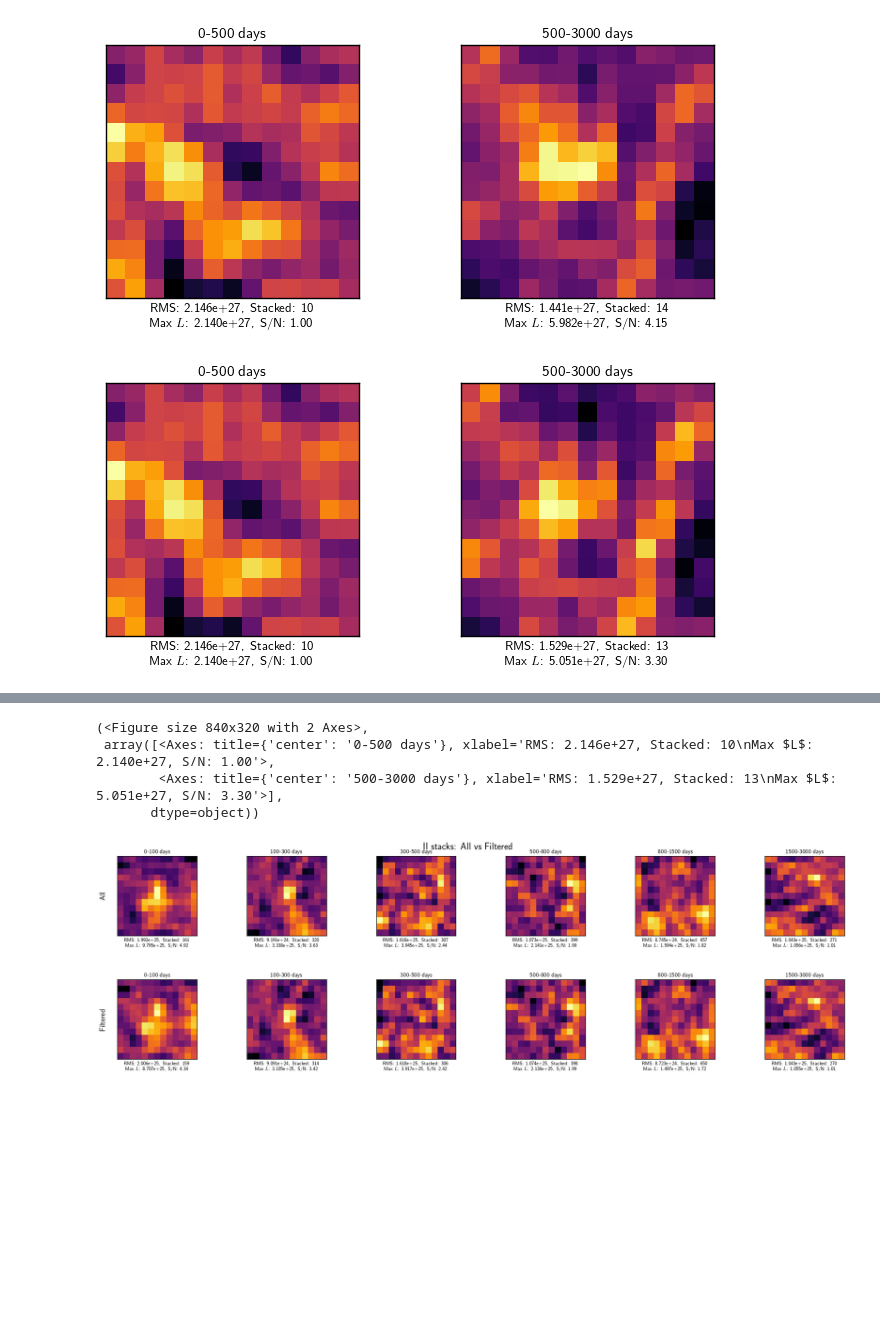
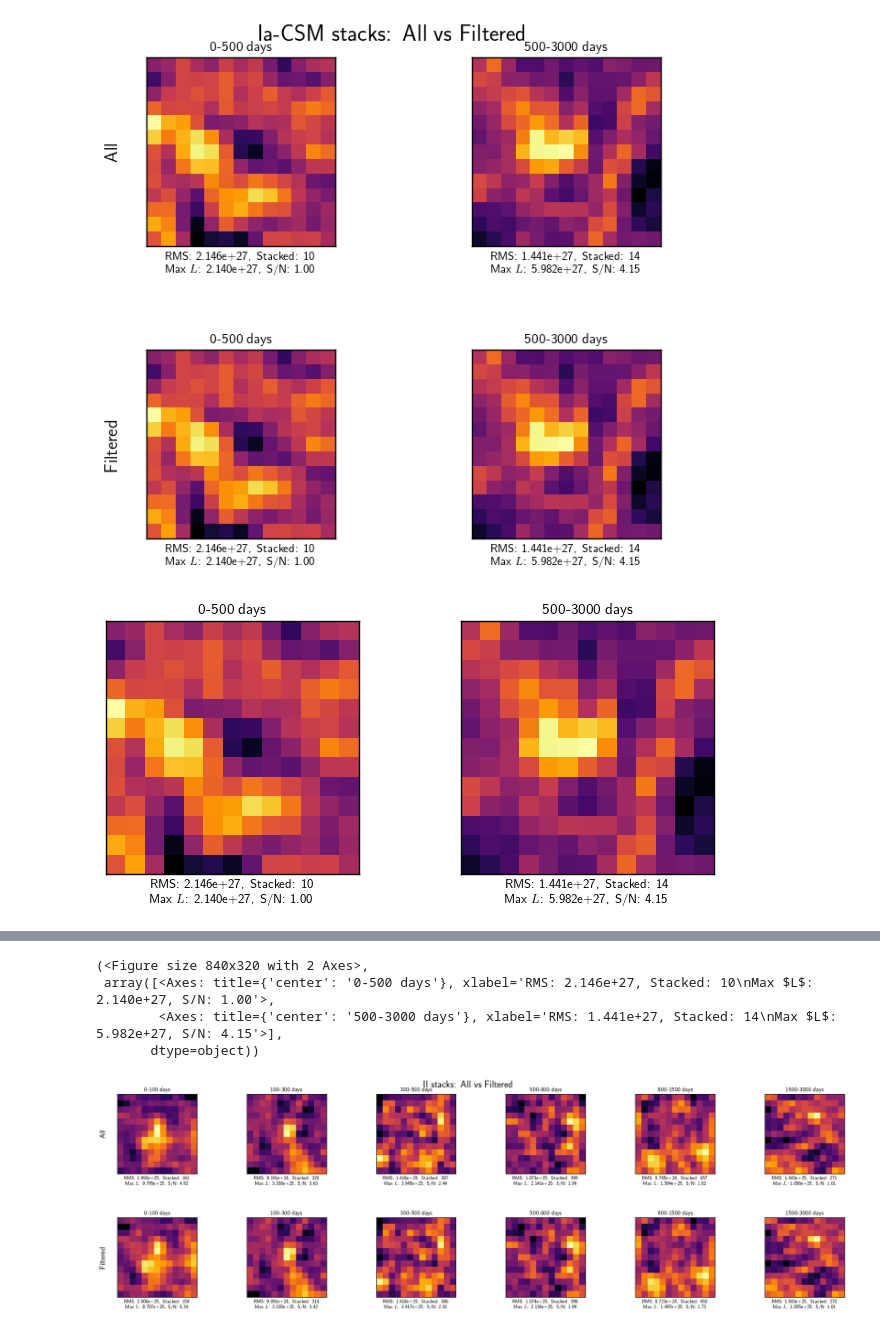
Before and after one commit to JackPope11/bts_vlass_cross_matching, a Jupyter notebook: stacking_plots.ipynb, the cells around one changed output, grey strips where cells are left out. Saved outputs shown, nothing was run; the diff lists cells and outputs as text; code cells hidden in the pictures; blank space fills up the shorter version.

```diff
--- a/stacking_plots.ipynb
+++ b/stacking_plots.ipynb
@@ -19,7 +19,7 @@ from astropy import units as u
 # %%
 # Stacked_df is before the filtering process, filtered is what we want to look at
 
-stacked_df = pd.read_pickle('stacked_results.pkl')
+unfiltered_stacked_df = pd.read_pickle('unfiltered_stacked_results.pkl')
 filtered_stacked_df = pd.read_pickle('filtered_stacked_results.pkl')
 # %%
 # This plots the type for whichever dataframe you're using (filtered or not filtered)
@@ -238,10 +238,10 @@ plot_stacks_for_type(filtered_stacked_df, which_type = "Ia",
        dtype=object))
 # %%
-plot_stacks_for_type_combined(stacked_df, filtered_stacked_df, 'Ia-CSM', ncols = 2)
-plot_stacks_for_type(stacked_df, which_type = "Ia-CSM",
+plot_stacks_for_type_combined(unfiltered_stacked_df, filtered_stacked_df, 'Ia-CSM', ncols = 2)
+plot_stacks_for_type(unfiltered_stacked_df, which_type = "Ia-CSM",
                      ncols = 2)
 plot_stacks_for_type(filtered_stacked_df, which_type = "Ia-CSM",
                      ncols = 2)
 # %% [output]
-[figure, old version]
+[figure, new version]
-[figure, old version]
+[figure, new version]
@@ -248,5 +249,5 @@ plot_stacks_for_type(filtered_stacked_df, which_type = "Ia-CSM",
 (<Figure size 840x320 with 2 Axes>,
  array([<Axes: title={'center': '0-500 days'}, xlabel='RMS: 2.146e+27, Stacked: 10\nMax $L$: 2.140e+27, S/N: 1.00'>,
-        <Axes: title={'center': '500-3000 days'}, xlabel='RMS: 1.529e+27, Stacked: 13\nMax $L$: 5.051e+27, S/N: 3.30'>],
+        <Axes: title={'center': '500-3000 days'}, xlabel='RMS: 1.441e+27, Stacked: 14\nMax $L$: 5.982e+27, S/N: 4.15'>],
        dtype=object))
 # %%
```
Also changed, not shown: parts of 9 cells of this notebook, 4 other files.
